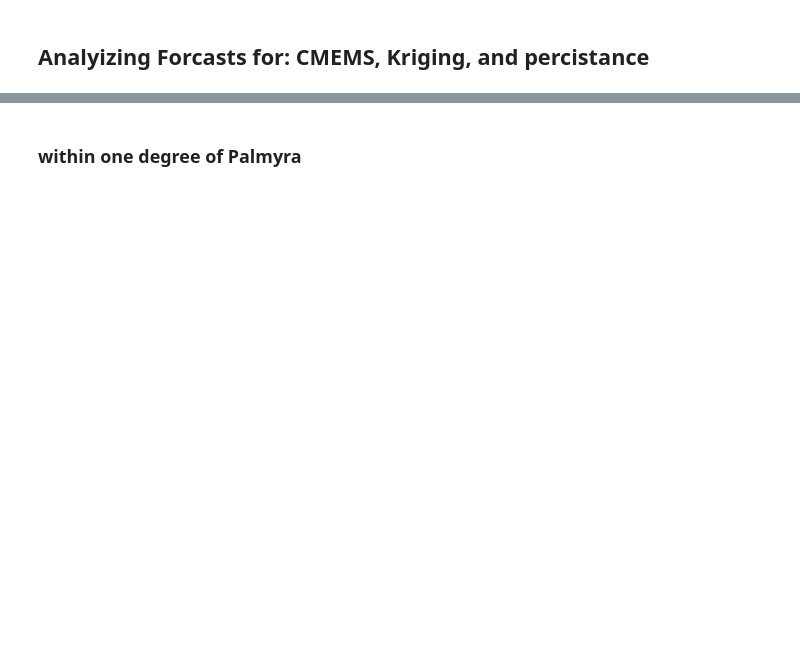
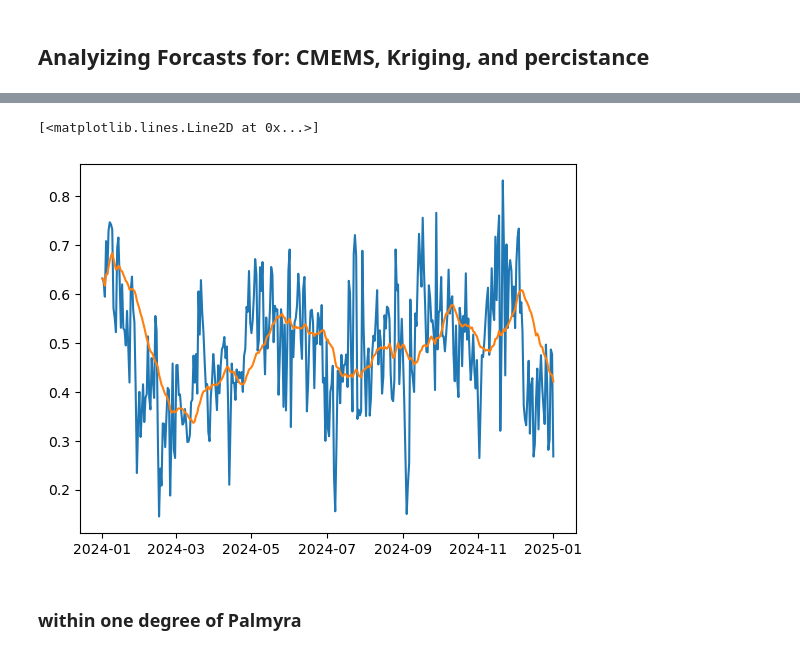
Before and after one commit to Colin-zerfass/fate-core, a Jupyter notebook: Code/Parcels/Output_analyze.ipynb, the cells around one changed output, grey strips where cells are left out. Drawn from its saved outputs; the diff is of its cells as text; code cells hidden in the pictures; blank space fills up the shorter version.

```diff
--- a/Code/Parcels/Output_analyze.ipynb
+++ b/Code/Parcels/Output_analyze.ipynb
@@ -252,3 +232,21 @@ Error:
+# %%
+#Skill score analysis
+df = dslist[0].copy()
+# First look at skill score at a throughout a certain time
+
+#looking at skill scores at 3 days forecasts.
+leadbins = df.lead_bins.unique().sort_values()
+tbin = leadbins[3*6]
+dfh  =df.groupby('lead_bins', observed = False).get_group(tbin).copy()
+dfh['startday'] = dfh.starttime.dt.date
+dailyss = dfh.groupby('startday', observed = False)['skillscore'].mean().reset_index(level = 'startday')
+dailyss['skill30day'] = dailyss['skillscore'].rolling(30, 1, center = False).mean()
+fig , ax = plt.subplots()
+ax.plot(dailyss.startday , dailyss.skillscore)
+ax.plot(dailyss.startday , dailyss.skill30day)
+# %% [output]
+[<matplotlib.lines.Line2D at 0x...>]
+[figure, added]
 # %% [markdown]
 ### within one degree of Palmyra
 # %%
```
Also changed, not shown: parts of 37 cells of this notebook, 4 other files.
